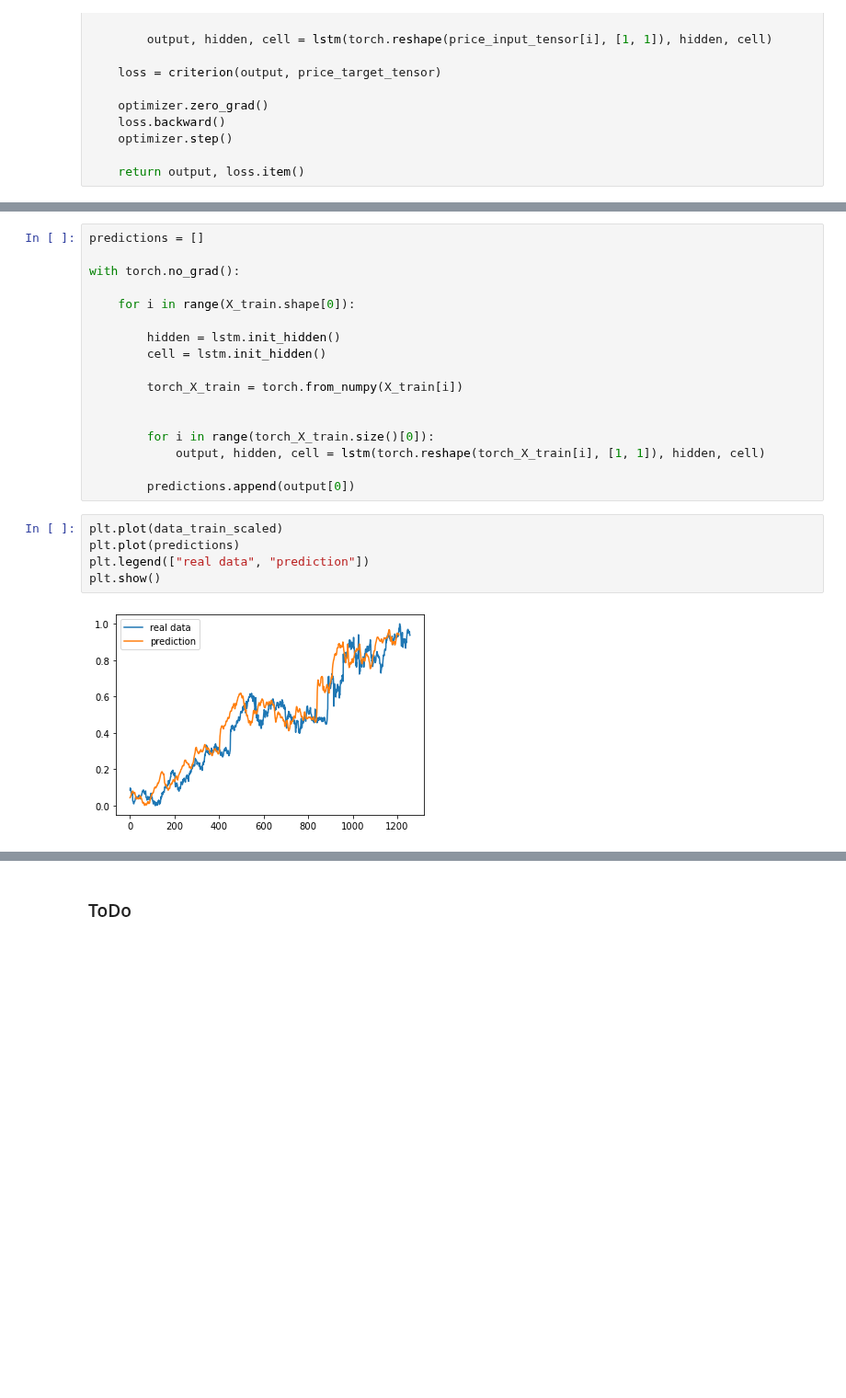
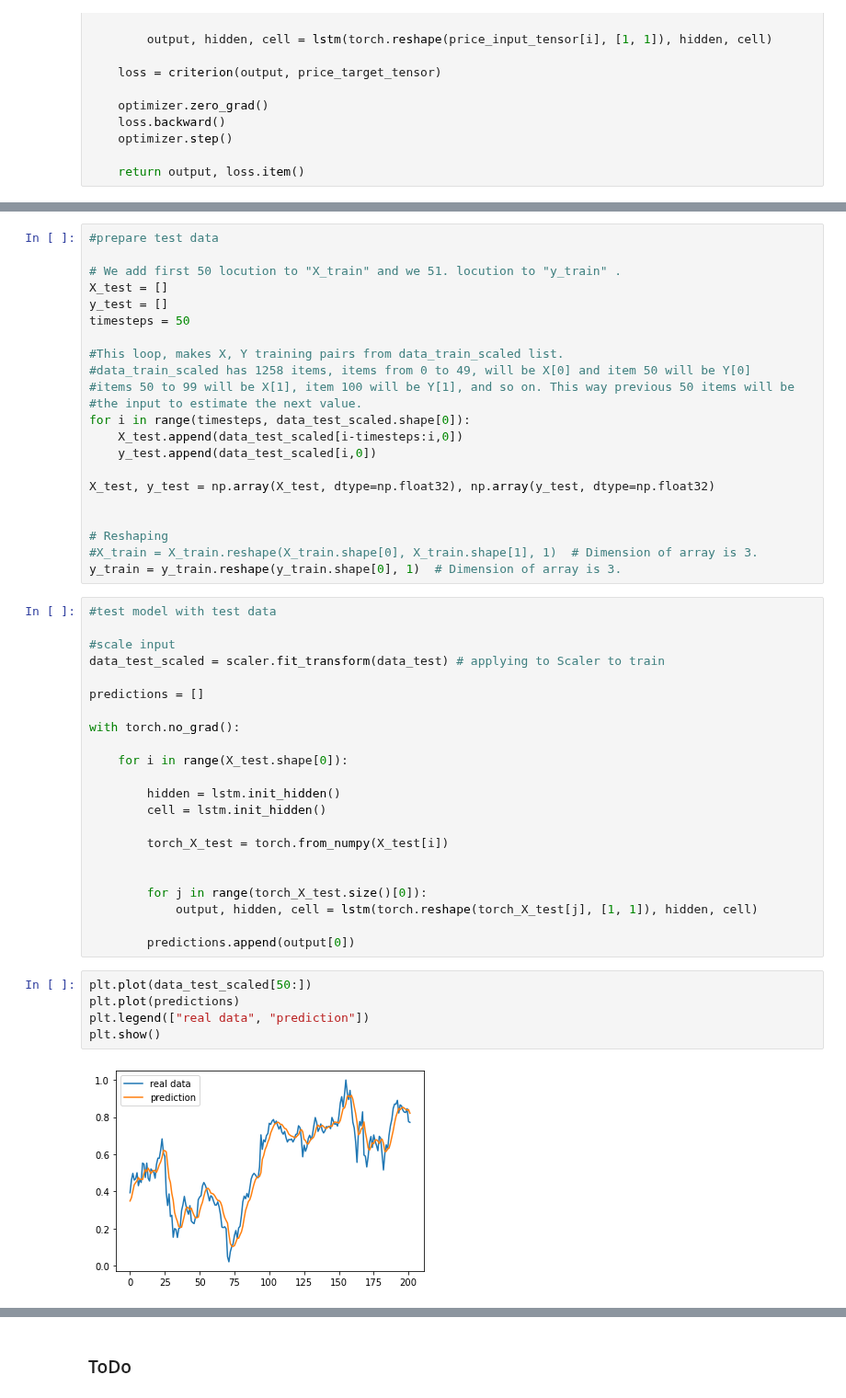
Before and after one commit to eon129/pytorch_tests, a Jupyter notebook: GoogleStockLSTM.ipynb, the cells around one changed output, grey strips where cells are left out. Shown at 92% size. Saved outputs shown, nothing was run; the diff lists cells and outputs as text; blank space fills up the shorter version.

Commit message:
Update GoogleStockLSTM example

```diff
--- a/GoogleStockLSTM.ipynb
+++ b/GoogleStockLSTM.ipynb
@@ -189,24 +184,51 @@ plt.show()
+# %%
+#prepare test data
+
+# We add first 50 locution to "X_train" and we 51. locution to "y_train" .
+X_test = []
+y_test = []
+timesteps = 50
+
+#This loop, makes X, Y training pairs from data_train_scaled list.
+#data_train_scaled has 1258 items, items from 0 to 49, will be X[0] and item 50 will be Y[0]
+#items 50 to 99 will be X[1], item 100 will be Y[1], and so on. This way previous 50 items will be
+#the input to estimate the next value.
+for i in range(timesteps, data_test_scaled.shape[0]):
+    X_test.append(data_test_scaled[i-timesteps:i,0])
+    y_test.append(data_test_scaled[i,0])
+
+X_test, y_test = np.array(X_test, dtype=np.float32), np.array(y_test, dtype=np.float32)
+
+
+# Reshaping
+#X_train = X_train.reshape(X_train.shape[0], X_train.shape[1], 1)  # Dimension of array is 3.
+y_train = y_train.reshape(y_train.shape[0], 1)  # Dimension of array is 3.
 # %%
+#test model with test data
+
+#scale input
+data_test_scaled = scaler.fit_transform(data_test) # applying to Scaler to train
+
 predictions = []
 
 with torch.no_grad():
 
-    for i in range(X_train.shape[0]):
+    for i in range(X_test.shape[0]):
 
         hidden = lstm.init_hidden()
         cell = lstm.init_hidden()
 
-        torch_X_train = torch.from_numpy(X_train[i])
+        torch_X_test = torch.from_numpy(X_test[i])
 
 
-        for i in range(torch_X_train.size()[0]):
-            output, hidden, cell = lstm(torch.reshape(torch_X_train[i], [1, 1]), hidden, cell)
+        for j in range(torch_X_test.size()[0]):
+            output, hidden, cell = lstm(torch.reshape(torch_X_test[j], [1, 1]), hidden, cell)
 
         predictions.append(output[0])
 # %%
-plt.plot(data_train_scaled)
+plt.plot(data_test_scaled[50:])
 plt.plot(predictions)
 plt.legend(["real data", "prediction"])
 plt.show()
 # %% [output]
-[figure, old version]
+[figure, new version]
```
Also changed, not shown: parts of 14 cells of this notebook.
